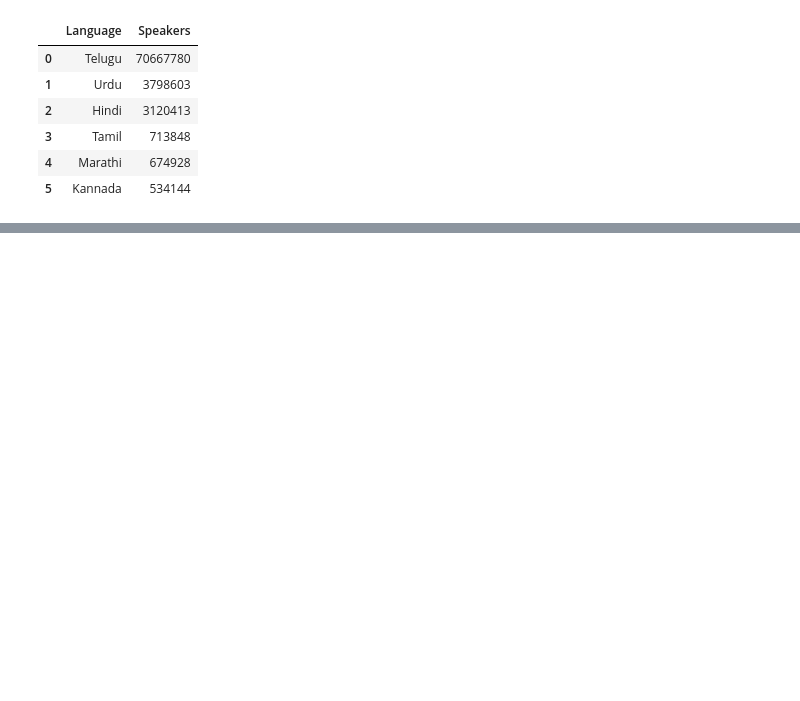
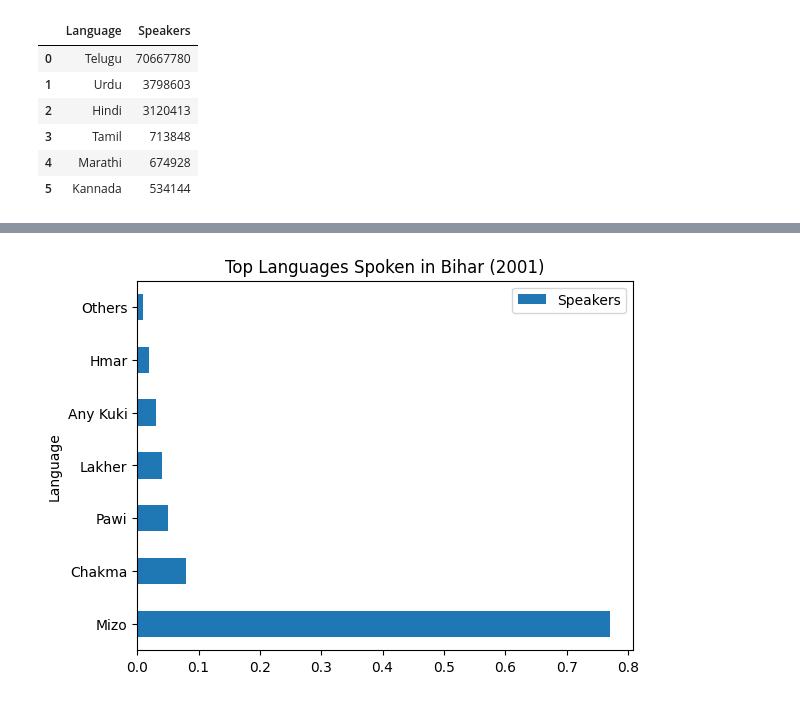
Before and after one commit to squishridyvi/Geographical-Distribution-Mapping-of-Dravidian-Languages-, a Jupyter notebook: Geographical Distribution of Dravidian Languages.ipynb, the cells around one changed output, grey strips where cells are left out. Cells and saved outputs as stored; diff of their text form; code cells hidden in the pictures; blank space fills up the shorter version.

```diff
--- a/Geographical Distribution of Dravidian Languages.ipynb
+++ b/Geographical Distribution of Dravidian Languages.ipynb
@@ -2510,0 +2557,5 @@ plt.title("Top Languages Spoken in Andhra Pradesh");
+# %%
+mizoram_plsi.plot.barh(x="Language", y="Speakers")
+plt.title("Top Languages Spoken in Bihar (2001)");
+# %% [output]
+[figure, added]
```
Also changed, not shown: parts of 7 cells of this notebook.
